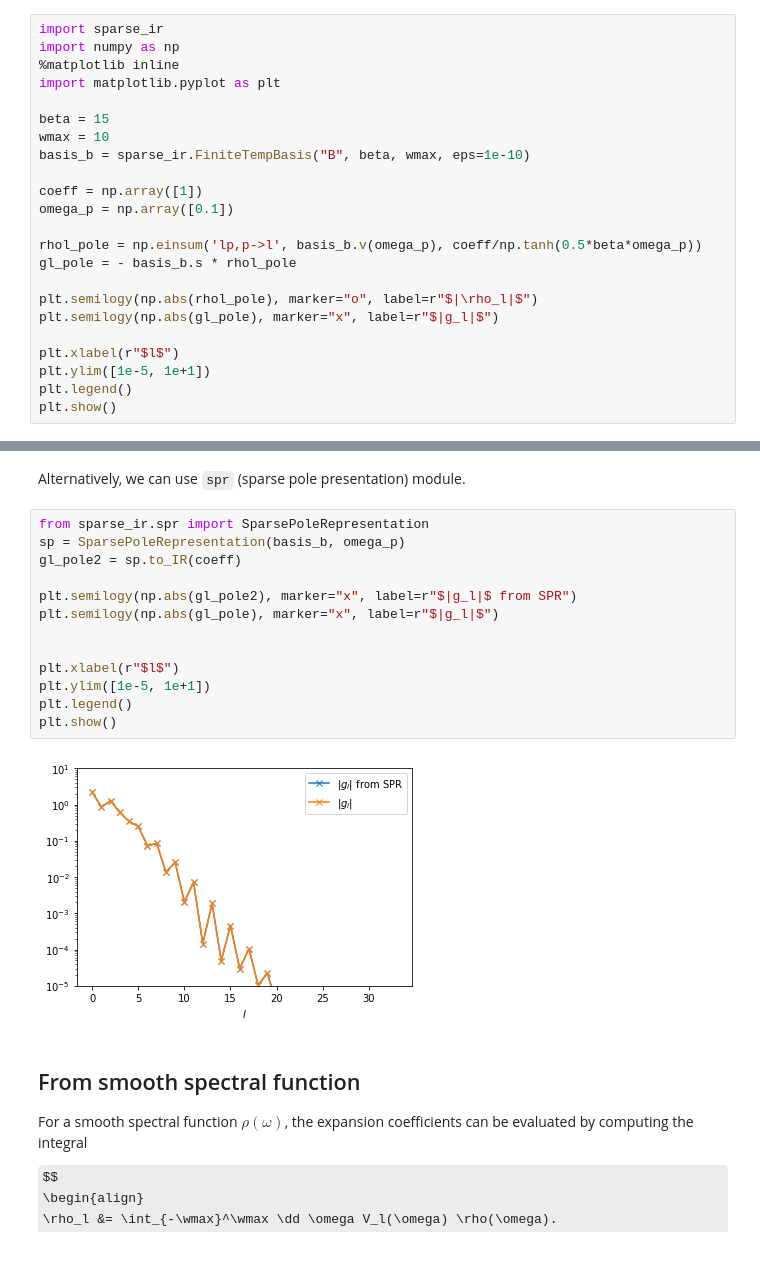
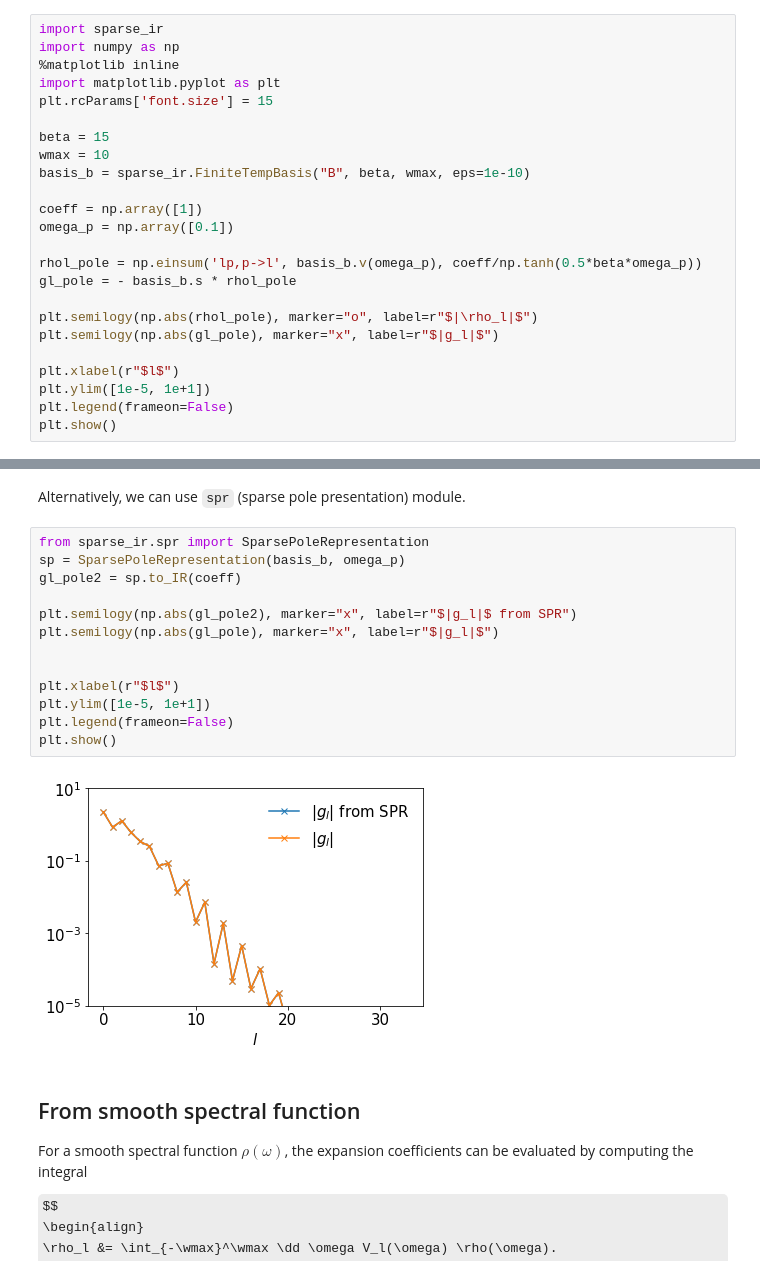
Before and after one commit to SpM-lab/sparse-ir-tutorial, a Jupyter notebook: _sources/src/transformation_py.ipynb, the cells around one changed output, grey strips where cells are left out. Saved outputs shown, nothing was run; the diff lists cells and outputs as text; some formulas as TeX source.

```diff
--- a/_sources/src/transformation_py.ipynb
+++ b/_sources/src/transformation_py.ipynb
@@ -51,6 +51,7 @@ import sparse_ir
 import numpy as np
 %matplotlib inline
 import matplotlib.pyplot as plt
+plt.rcParams['font.size'] = 15
 
 beta = 15
 wmax = 10
@@ -67,6 +68,6 @@ plt.semilogy(np.abs(gl_pole), marker="x", label=r"$|g_l|$")
 
 plt.xlabel(r"$l$")
 plt.ylim([1e-5, 1e+1])
-plt.legend()
+plt.legend(frameon=False)
 plt.show()
 # %% [output]
@@ -76,18 +77,18 @@ Alternatively, we can use ``spr`` (sparse pole presentation) module.
 # %%
 from sparse_ir.spr import SparsePoleRepresentation
 sp = SparsePoleRepresentation(basis_b, omega_p)
 gl_pole2 = sp.to_IR(coeff)
 
 plt.semilogy(np.abs(gl_pole2), marker="x", label=r"$|g_l|$ from SPR")
 plt.semilogy(np.abs(gl_pole), marker="x", label=r"$|g_l|$")
 
 
 plt.xlabel(r"$l$")
 plt.ylim([1e-5, 1e+1])
-plt.legend()
+plt.legend(frameon=False)
 plt.show()
 # %% [output]
-[figure, old version]
+[figure, new version]
 # %% [markdown]
 ## From smooth spectral function
 
```
Also changed, not shown: parts of 9 cells of this notebook, 49 other files.
